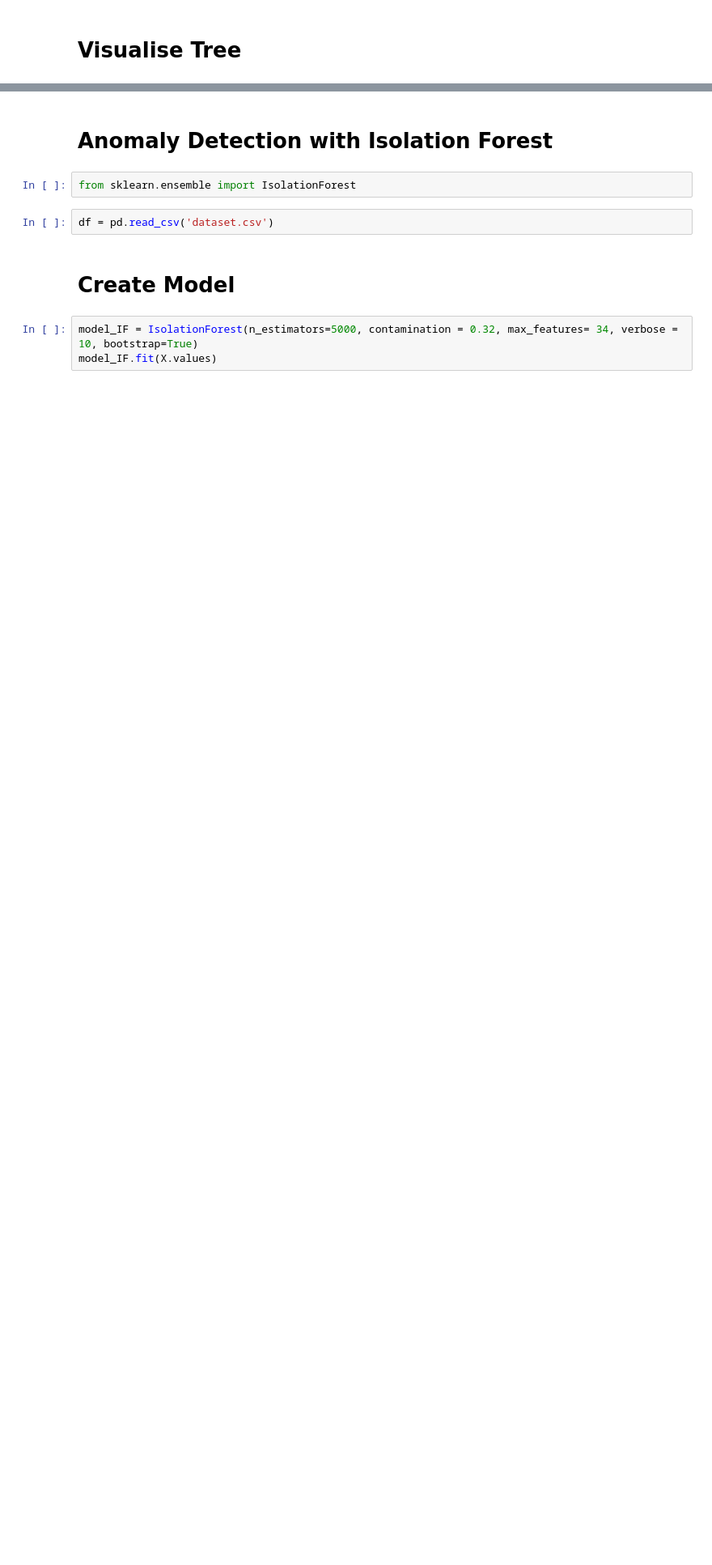
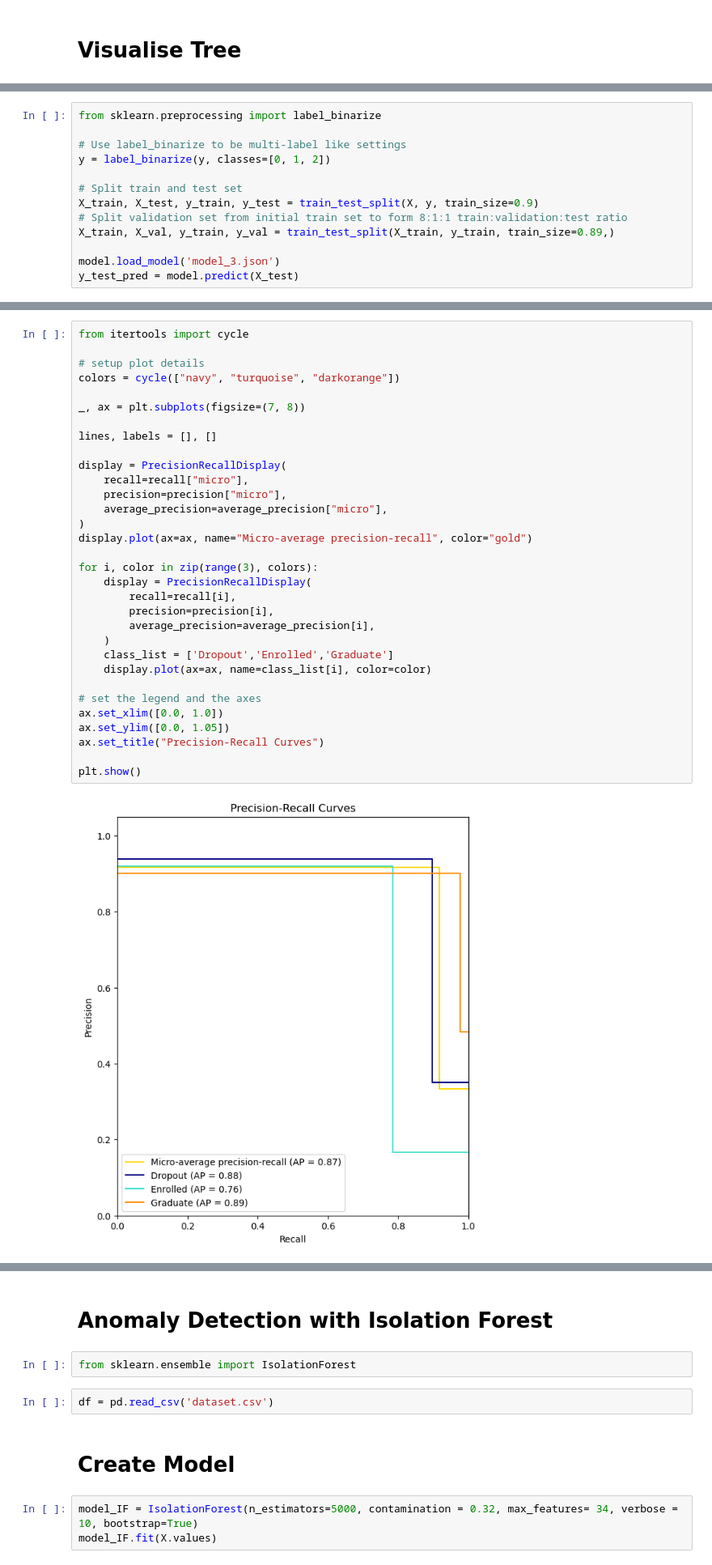
Before and after one commit to TheonlyLB/CZ1115-Project, a Jupyter notebook: CZ1115 Project.ipynb, the cells around one changed output, grey strips where cells are left out. Shown at 81% size. Cells and saved outputs as stored; diff of their text form; blank space fills up the shorter version.

Commit message:
Added visualisations
Decision boundary plot for Isolation Forest method not working due to sklearn package issue.

```diff
--- a/CZ1115 Project.ipynb
+++ b/CZ1115 Project.ipynb
@@ -706,0 +854,13 @@ plt.savefig('XGB_tree_3.png', dpi = 4800)
+# %%
+from sklearn.preprocessing import label_binarize
+
+# Use label_binarize to be multi-label like settings
+y = label_binarize(y, classes=[0, 1, 2])
+
+# Split train and test set
+X_train, X_test, y_train, y_test = train_test_split(X, y, train_size=0.9)
+# Split validation set from initial train set to form 8:1:1 train:validation:test ratio
+X_train, X_val, y_train, y_val = train_test_split(X_train, y_train, train_size=0.89,)
+
+model.load_model('model_3.json')
+y_test_pred = model.predict(X_test)
@@ -706,0 +889,34 @@ plt.savefig('XGB_tree_3.png', dpi = 4800)
+# %%
+from itertools import cycle
+
+# setup plot details
+colors = cycle(["navy", "turquoise", "darkorange"])
+
+_, ax = plt.subplots(figsize=(7, 8))
+
+lines, labels = [], []
+
+display = PrecisionRecallDisplay(
+    recall=recall["micro"],
+    precision=precision["micro"],
+    average_precision=average_precision["micro"],
+)
+display.plot(ax=ax, name="Micro-average precision-recall", color="gold")
+
+for i, color in zip(range(3), colors):
+    display = PrecisionRecallDisplay(
+        recall=recall[i],
+        precision=precision[i],
+        average_precision=average_precision[i],
+    )
+    class_list = ['Dropout','Enrolled','Graduate']
+    display.plot(ax=ax, name=class_list[i], color=color)
+
+# set the legend and the axes
+ax.set_xlim([0.0, 1.0])
+ax.set_ylim([0.0, 1.05])
+ax.set_title("Precision-Recall Curves")
+
+plt.show()
+# %% [output]
+[figure, added]
```
Also changed, not shown: parts of 25 cells of this notebook.
